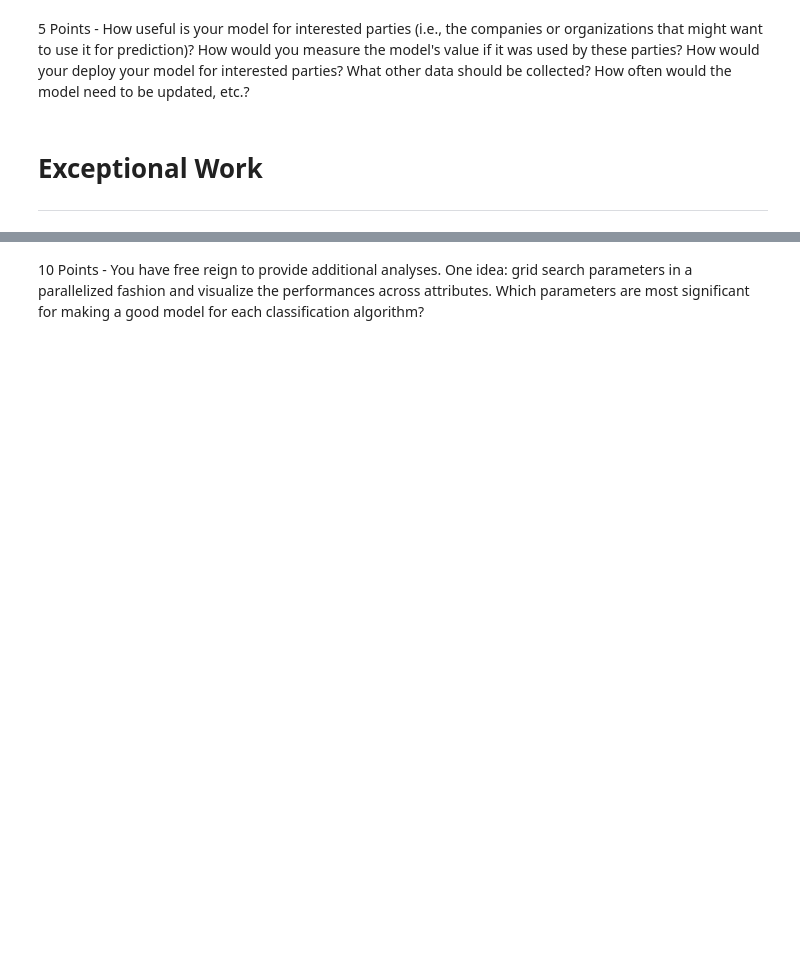
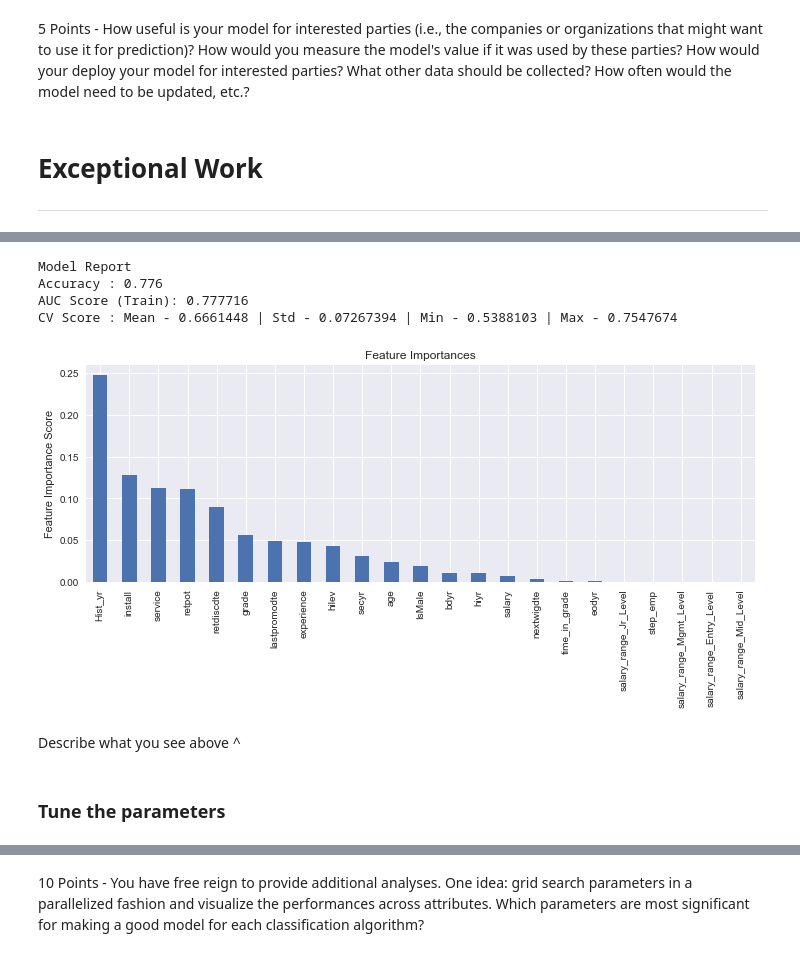
Before and after one commit to wkerneck/DataMiningClass, a Jupyter notebook: 7331_Data_MiningProject_2.ipynb, the cells around one changed output, grey strips where cells are left out. Drawn from its saved outputs; the diff is of its cells as text; code cells hidden in the pictures; blank space fills up the shorter version.

Commit message:
Added Gradient Boosting Classifier and Parameter Tuning

```diff
--- a/7331_Data_MiningProject_2.ipynb
+++ b/7331_Data_MiningProject_2.ipynb
@@ -383,0 +358,4 @@ precision, recall, F-measure, or any metric we have discussed). Why are the meas
+# %%
+train = DF_NoT.copy()
+# %%
+target = 'rno_000001' #Binary for being White or not.
@@ -383,0 +379,26 @@ precision, recall, F-measure, or any metric we have discussed). Why are the meas
+# %%
+def modelfit(alg, dtrain, predictors, performCV=True, printFeatureImportance=True, cv_folds=5):
+    #Fit the algorithm on the data
+    alg.fit(dtrain[predictors], dtrain['rno_000001'])
+
+    #Predict training set:
+    dtrain_predictions = alg.predict(dtrain[predictors])
+    dtrain_predprob = alg.predict_proba(dtrain[predictors])[:,1]
+
+    #Perform cross-validation:
+    if performCV:
+        cv_score = cross_validation.cross_val_score(alg, dtrain[predictors], dtrain['rno_000001'], cv=cv_folds, scoring='roc_auc')
+
+    #Print model report:
+    print ("\nModel Report")
+    print ("Accuracy : %.4g" % metrics.accuracy_score(dtrain['rno_000001'].values, dtrain_predictions))
+    print ("AUC Score (Train): %f" % metrics.roc_auc_score(dtrain['rno_000001'], dtrain_predprob))
+
+    if performCV:
+        print ("CV Score : Mean - %.7g | Std - %.7g | Min - %.7g | Max - %.7g" % (np.mean(cv_score),np.std(cv_score),np.min(cv_score),np.max(cv_score)))
+
+    #Print Feature Importance:
+    if printFeatureImportance:
+        feat_imp = pd.Series(alg.feature_importances_, predictors).sort_values(ascending=False)
+        feat_imp.plot(kind='bar', title='Feature Importances')
+        plt.ylabel('Feature Importance Score')
@@ -383,0 +407,4 @@ precision, recall, F-measure, or any metric we have discussed). Why are the meas
+# %%
+#Choose all predictors except the target variable, in this case 'rno_000001'
+predictors = [x for x in train.columns if x not in [target]]
+predictors
@@ -383,0 +429,13 @@ precision, recall, F-measure, or any metric we have discussed). Why are the meas
+# %%
+gbm0 = GradientBoostingClassifier(random_state=10)
+modelfit(gbm0, train, predictors)
+# %% [output]
+Model Report
+Accuracy : 0.776
+AUC Score (Train): 0.777716
+CV Score : Mean - 0.6661448 | Std - 0.07267394 | Min - 0.5388103 | Max - 0.7547674
+[figure, added]
+# %% [markdown]
+Describe what you see above ^
+# %% [markdown]
+### Tune the parameters
```
Also changed, not shown: parts of 10 cells of this notebook.
